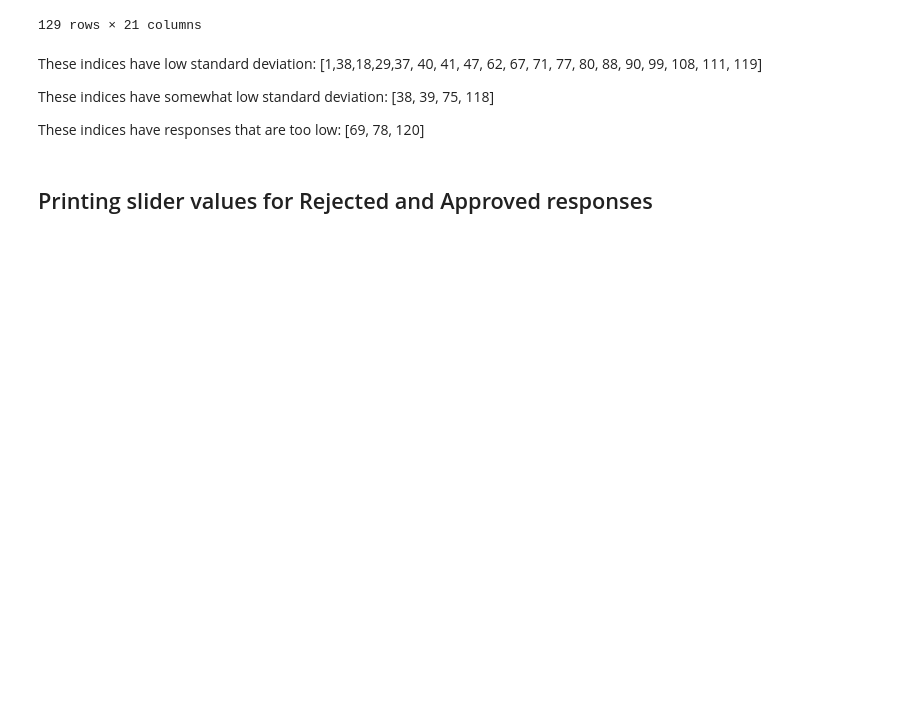
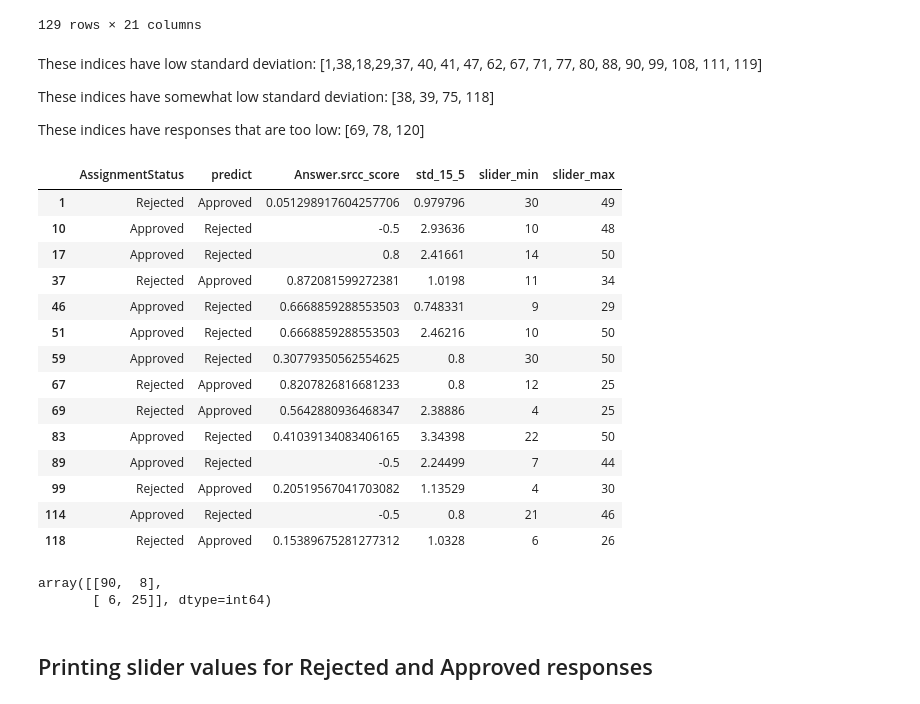
Before and after one commit to akashukla/MTurk_Bovik, a Jupyter notebook: MTurk/mini_batch_subject_rejection.ipynb, the cells around one changed output. Cells and saved outputs as stored; diff of their text form; code cells hidden in the pictures; blank space fills up the shorter version.

Commit message:
updated params, can see which predictions are incorrect, more comments

```diff
--- a/MTurk/mini_batch_subject_rejection.ipynb
+++ b/MTurk/mini_batch_subject_rejection.ipynb
@@ -83,7 +83,7 @@ def predict(row, params):
     """Predicts whether a person's results should be Approved or Rejected based on the specified
     params."""
     if row['Answer.srcc_score'] == 'initial':
-        return('reject')
+        return('Rejected')
     srcc_score = pd.to_numeric(row['Answer.srcc_score'])
     std = row[std_col]
     slider_min = row['slider_min']
@@ -104,7 +104,7 @@ These indices have responses that are too low: [69, 78, 120]
 params = {
     'std_window': 15, # size of window used for calculating standard deviation
     'std_shift': 5, # how much to shift each window by (ex: window=15, shift=5 has windows [0, 14], [5, 19], [10, 24], ...)
-    'std_thresh': 1, # lowest allowed standard deviation for a window
+    'std_thresh': 0.75, # lowest allowed standard deviation for a window
     'srcc_thresh': -0.5, # lowest allowed SRCC value
     'min_thresh': 4, # minimum allowed answer for any slider
     'max_thresh': 49, # maximum allowed answer for any slider
@@ -119,12 +119,37 @@ df['predict'] = df.apply(predict, axis=1, params=params) # make predictions for
 # %%
 # predictions: column 'predict'
 # actual: column 'AssignmentStatus'
-df[['AssignmentStatus', 'predict', 'Answer.srcc_score', std_col, 'slider_min', 'slider_max']]
+df_predict = df[['AssignmentStatus', 'predict', 'Answer.srcc_score', std_col, 'slider_min', 'slider_max']]
+df_predict[df_predict['AssignmentStatus'] != df_predict['predict']]
+# %% [output]
+|  | AssignmentStatus | predict | Answer.srcc_score | std_15_5 | slider_min | slider_max |
+| 1 | Rejected | Approved | 0.051298917604257706 | 0.979796 | 30 | 49 |
+| 10 | Approved | Rejected | -0.5 | 2.93636 | 10 | 48 |
+| 17 | Approved | Rejected | 0.8 | 2.41661 | 14 | 50 |
+| 37 | Rejected | Approved | 0.872081599272381 | 1.0198 | 11 | 34 |
+| 46 | Approved | Rejected | 0.6668859288553503 | 0.748331 | 9 | 29 |
+| 51 | Approved | Rejected | 0.6668859288553503 | 2.46216 | 10 | 50 |
+| 59 | Approved | Rejected | 0.30779350562554625 | 0.8 | 30 | 50 |
+| 67 | Rejected | Approved | 0.8207826816681233 | 0.8 | 12 | 25 |
+| 69 | Rejected | Approved | 0.5642880936468347 | 2.38886 | 4 | 25 |
+| 83 | Approved | Rejected | 0.41039134083406165 | 3.34398 | 22 | 50 |
+| 89 | Approved | Rejected | -0.5 | 2.24499 | 7 | 44 |
+| 99 | Rejected | Approved | 0.20519567041703082 | 1.13529 | 4 | 30 |
+| 114 | Approved | Rejected | -0.5 | 0.8 | 21 | 46 |
+| 118 | Rejected | Approved | 0.15389675281277312 | 1.0328 | 6 | 26 |
 # %%
-# confusion matrix
+# confusion matrix (1: approved, 0: rejected)
+# TP: true positive: predicted = 1, actual = 1
+# TN: true negative: predicted = 0, actual = 0
+# FP: false positive: predicted = 1, actual = 0
+# FN: false negative: predicted = 0, actual = 1
+# [[TP, FP], [FN, TN]]
 actual = df['AssignmentStatus']
 predicted = df['predict']
 confusion_matrix(actual, predicted, labels=['Approved', 'Rejected'])
+# %% [output]
+array([[90,  8],
+       [ 6, 25]], dtype=int64)
 # %% [markdown]
 ## Printing slider values for Rejected and Approved responses
 # %%
```
Also changed, not shown: parts of 2 cells of this notebook.
